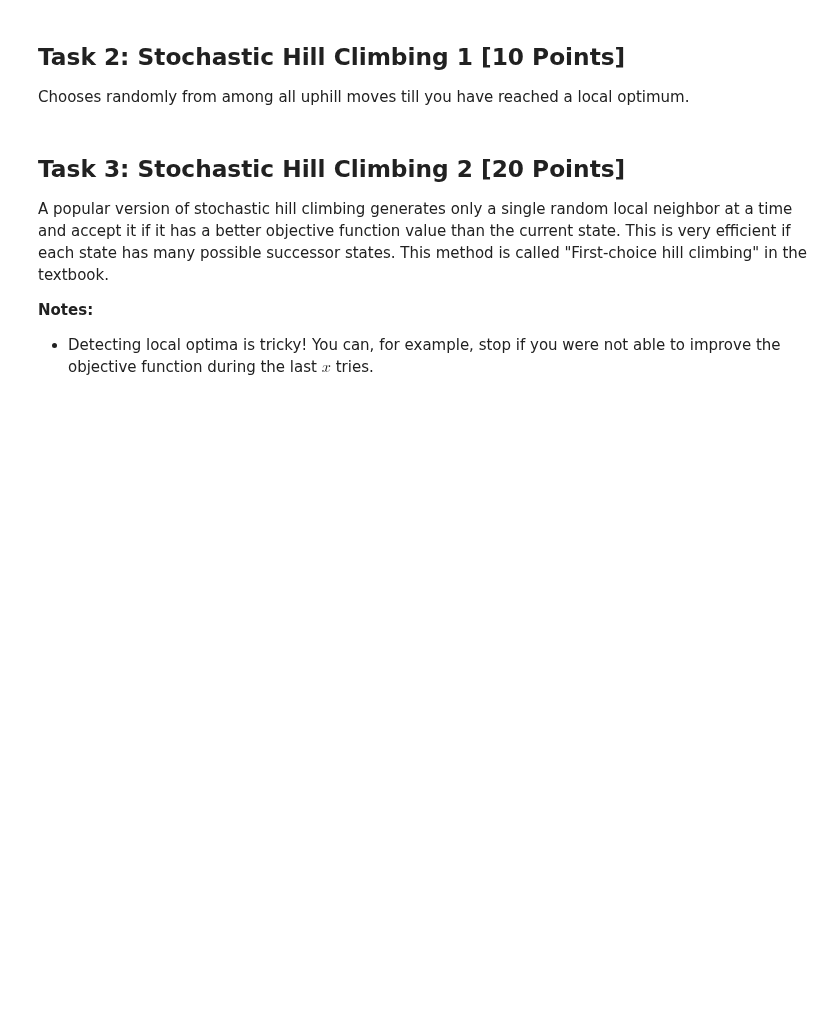
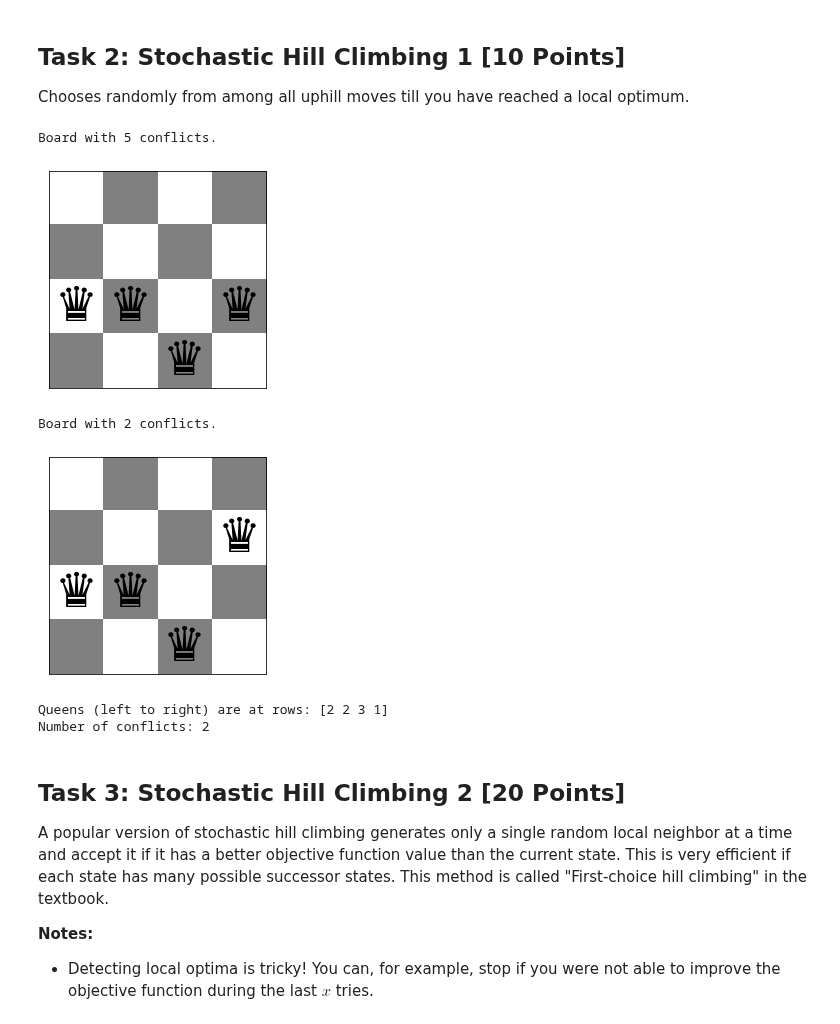
Before and after one commit to mhahsler/CS7320-AI, a Jupyter notebook: Local_Search/n_queens.ipynb, the cells around one changed output. Drawn from its saved outputs; the diff is of its cells as text; code cells hidden in the pictures; blank space fills up the shorter version.

```diff
--- a/Local_Search/n_queens.ipynb
+++ b/Local_Search/n_queens.ipynb
@@ -134,3 +193,49 @@ Chooses randomly from among all uphill moves till you have reached a local optim
+# %%
+# Code and description go here
+import random
+
+def stochastic_hill_climbing1(board):
+    n = len(board)
+    initial = conflicts_jit(board)
+    local_optimum = board.copy()
+    uphill_moves = []
+    found = False
+    new_state = board.copy()
+    i = 0
+    for i in range(n):
+        q = 0
+        for q in range(n):
+            current_state = new_state.copy()
+            current_state[i] = q
+            uphill_moves.append(current_state)
+    while True:
+        random_move = random.randint(0,len(uphill_moves)-1)
+        random_board = uphill_moves[random_move]
+        local_move = conflicts_jit(random_board)
+        if(local_move < initial):
+            new_state = random_board
+            initial = local_move
+            local_optimum = random_board
+            found = True
+        if(found == True):
+            break
+
+    return local_optimum
+
+board = random_board(4)
+show_board(board)
+new_board = stochastic_hill_climbing1(board)
+
+show_board(new_board)
+print(f"Queens (left to right) are at rows: {new_board}")
+print(f"Number of conflicts: {conflicts_jit(new_board)}")
+# %% [output]
+Board with 5 conflicts.
+[figure, added]
+Board with 2 conflicts.
+[figure, added]
+Queens (left to right) are at rows: [2 2 3 1]
+Number of conflicts: 2
 # %% [markdown]
 ## Task 3: Stochastic Hill Climbing 2 [20 Points]
 
```
Also changed, not shown: parts of 9 cells of this notebook, 1 other file.
